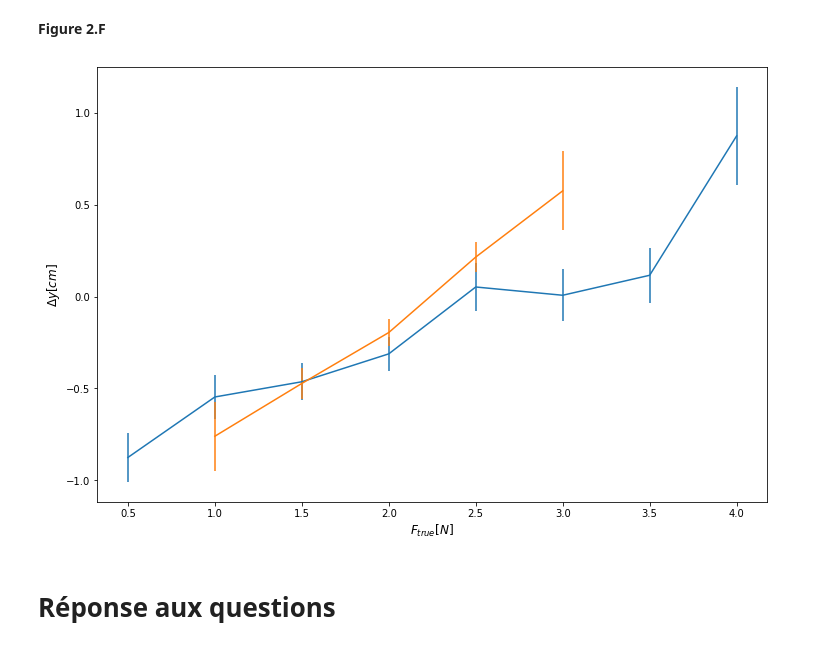
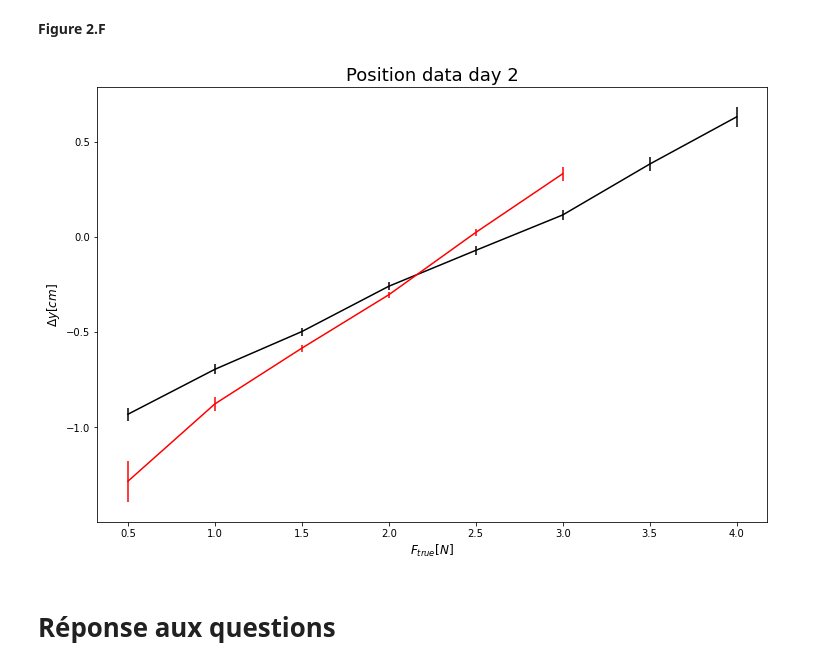
Before and after one commit to gdeside/LGBIO2060_Projects, a Jupyter notebook: Project_1/LGBIO2060_Projet_1_Group_.ipynb, the cells around one changed output. Cells and saved outputs as stored; diff of their text form; code cells hidden in the pictures.

```diff
--- a/Project_1/LGBIO2060_Projet_1_Group_.ipynb
+++ b/Project_1/LGBIO2060_Projet_1_Group_.ipynb
@@ -459,7 +463,7 @@ F_true_random_subject_arrow  = Dict['Sujet '+str(random_subject_arrow)]['F_true'
 delta_F_random_subject_arrow = Dict['Sujet '+str(random_subject_arrow)]['Delta_F'][1]
 
 F_true_range_wide  = np.arange(0.5,4.5,0.5)
-F_true_range_arrow = np.arange(1,3.5,0.5)
+F_true_range_arrow = np.arange(0.5,3.5,0.5)
 
 
 delta_F_mean_wide  = np.zeros(len(F_true_range_wide))
@@ -469,14 +473,14 @@ delta_F_std_wide  = np.zeros(len(F_true_range_wide))
 delta_F_std_arrow = np.zeros(len(F_true_range_arrow))
 
 for i in range(len(F_true_range_wide)):
-    idx = np.where((F_true_random_subject_wide >= (F_true_range_wide[i]-0.05)) & ((F_true_range_wide[i]+0.05) > F_true_random_subject_wide))
+    idx = np.where((F_true_random_subject_wide >= (F_true_range_wide[i]-0.25)) & ((F_true_range_wide[i]+0.25) > F_true_random_subject_wide))
     delta_F_mean_wide[i] = np.nanmean(delta_F_random_subject_wide[idx])
     delta_F_std_wide[i]  = np.nanstd(delta_F_random_subject_wide[idx])/(np.sqrt(len(delta_F_random_subject_wide[idx])))
 
 
 
 for i in range(len(F_true_range_arrow)):
-    idx = np.where((F_true_random_subject_arrow >= (F_true_range_arrow[i]-0.05)) & ((F_true_range_arrow[i]+0.05) > F_true_random_subject_arrow))
+    idx = np.where((F_true_random_subject_arrow >= (F_true_range_arrow[i]-0.25)) & ((F_true_range_arrow[i]+0.25) > F_true_random_subject_arrow))
     delta_F_mean_arrow[i] = np.nanmean(delta_F_random_subject_arrow[idx])
     delta_F_std_arrow[i]  = np.nanstd(delta_F_random_subject_arrow[idx])/(np.sqrt(len(delta_F_random_subject_arrow[idx])))
 # %%
@@ -491,9 +496,17 @@ plt.show()
 # %% [markdown]
 **Figure 2.F**
 # %%
-delta_y_random_subject_wide = Dict['Sujet '+str(random_subject_wide)]['delta_y'][1]
+delta_y_day_two_wide  = np.zeros((6,1400))
+delta_y_day_two_arrow = np.zeros((5,1400))
 
-delta_y_random_subject_arrow = Dict['Sujet '+str(random_subject_arrow)]['delta_y'][1]
+for i in range(6):
+    delta_y_day_two_wide[i] = Dict['Sujet ' + str(i + 1)]['delta_y'][1]
+
+for i in range(5):
+    delta_y_day_two_arrow[i] = Dict['Sujet ' + str(6 + i + 1)]['delta_y'][1]
+
+delta_y_day_two_wide_f  = delta_y_day_two_wide.flatten()
+delta_y_day_two_arrow_f = delta_y_day_two_arrow.flatten()
 
 
 delta_y_mean_wide  = np.zeros(len(F_true_range_wide))
@@ -502,26 +515,26 @@ delta_y_mean_arrow = np.zeros(len(F_true_range_arrow))
 delta_y_std_wide  = np.zeros(len(F_true_range_wide))
 delta_y_std_arrow = np.zeros(len(F_true_range_arrow))
 
+
 for i in range(len(F_true_range_wide)):
-    idx = np.where((F_true_random_subject_wide >= (F_true_range_wide[i]-0.05)) & ((F_true_range_wide[i]+0.05) > F_true_random_subject_wide))
-    delta_y_mean_wide[i] = np.nanmean(delta_y_random_subject_wide[idx])
-    delta_y_std_wide[i]  = np.nanstd(delta_y_random_subject_wide[idx])/(np.sqrt(len(delta_y_random_subject_wide[idx])))
-
-
+    idx = np.where((f_true_day_two_wide_f >= (F_true_range_wide[i]-0.25)) & ((F_true_range_wide[i]+0.25) > f_true_day_two_wide_f))
+    delta_y_mean_wide[i] = np.nanmean(delta_y_day_two_wide_f[idx])
+    delta_y_std_wide[i]  = np.nanstd(delta_y_day_two_wide_f[idx])/(np.sqrt(len(delta_y_day_two_wide_f[idx])))
 
 for i in range(len(F_true_range_arrow)):
-    idx = np.where((F_true_random_subject_arrow >= (F_true_range_arrow[i]-0.05)) & ((F_true_range_arrow[i]+0.05) > F_true_random_subject_arrow))
-    delta_y_mean_arrow[i] = np.nanmean(delta_y_random_subject_arrow[idx])
-    delta_y_std_arrow[i]  = np.nanstd(delta_y_random_subject_arrow[idx])/(np.sqrt(len(delta_y_random_subject_arrow[idx])))
+    idx = np.where((f_true_day_two_arrow_f >= (F_true_range_arrow[i]-0.25)) & ((F_true_range_arrow[i]+0.25) > f_true_day_two_arrow_f))
+    delta_y_mean_arrow[i] = np.nanmean(delta_y_day_two_arrow_f[idx])
+    delta_y_std_arrow[i]  = np.nanstd(delta_y_day_two_arrow_f[idx])/(np.sqrt(len(delta_y_day_two_arrow_f[idx])))
 # %%
 plt.figure(figsize=(12,8))
-plt.errorbar(F_true_range_wide,delta_y_mean_wide,yerr=delta_y_std_wide)
-plt.errorbar(F_true_range_arrow,delta_y_mean_arrow,yerr=delta_y_std_arrow)
+plt.title("Position data day 2",size ="18")
+plt.errorbar(F_true_range_wide,delta_y_mean_wide,yerr=delta_y_std_wide,c="black")
+plt.errorbar(F_true_range_arrow,delta_y_mean_arrow,yerr=delta_y_std_arrow,c="red")
 plt.ylabel("$\Delta y [cm]$",size = "12")
 plt.xlabel("$F_{true} [N]$",size = "12")
 plt.show()
 # %% [output]
-[figure, old version]
+[figure, new version]
 # %% [markdown]
 # Réponse aux questions
 # %% [markdown]
```
Also changed, not shown: parts of 9 cells of this notebook.
